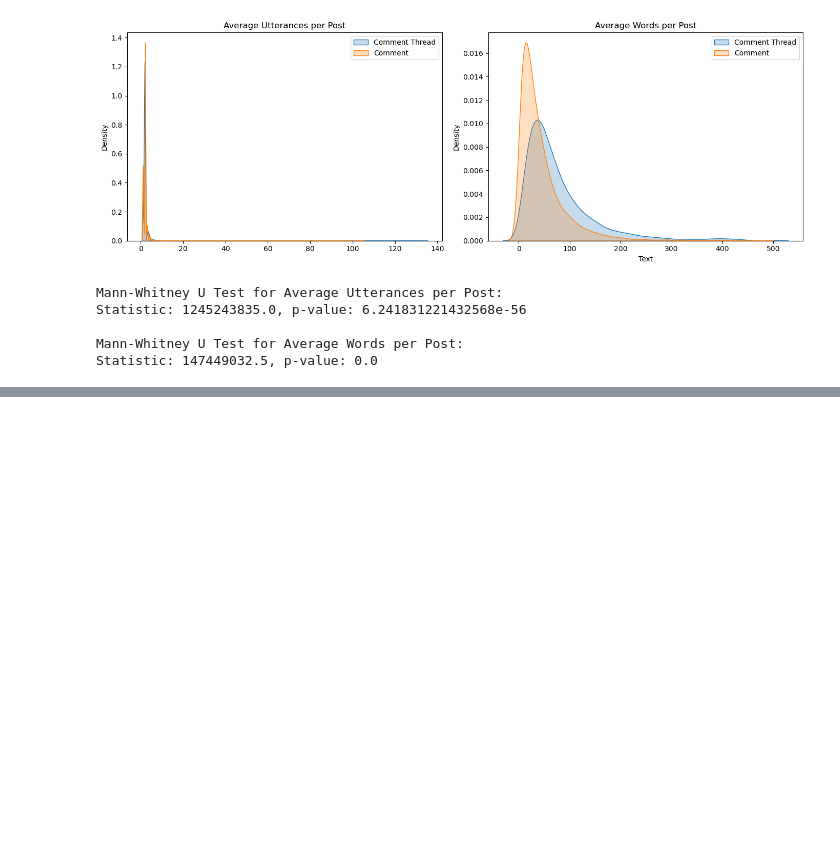
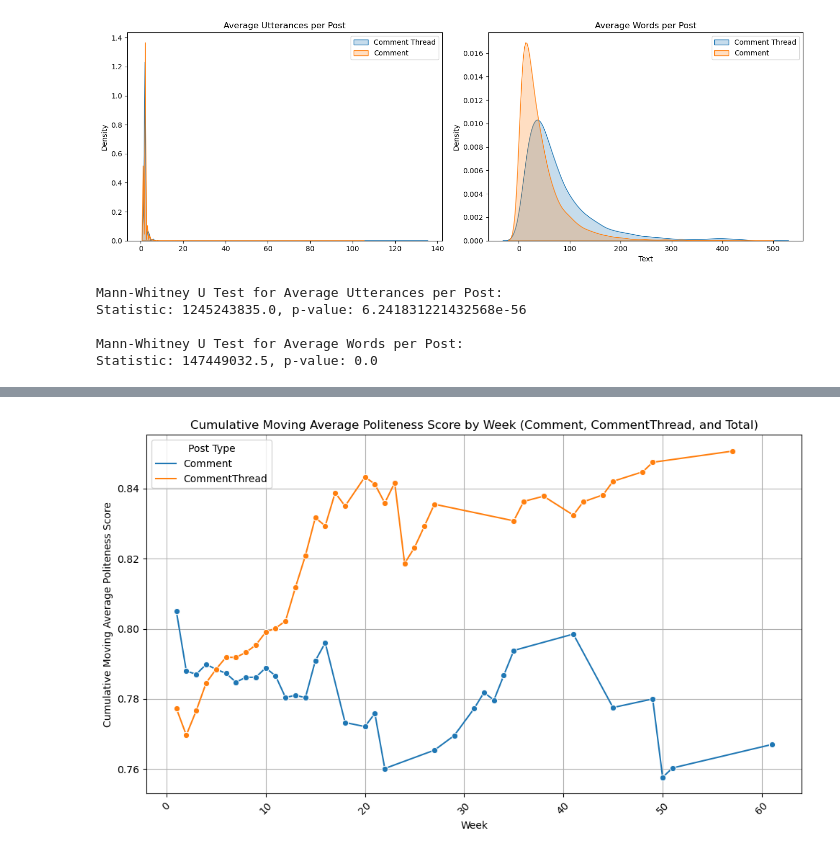
Before and after one commit to cyue0016/polite_minor_thesis, a Jupyter notebook: graph.ipynb, the cells around one changed output, grey strips where cells are left out. Drawn from its saved outputs; the diff is of its cells as text; code cells hidden in the pictures; blank space fills up the shorter version.

Commit message:
data files

```diff
--- a/graph.ipynb
+++ b/graph.ipynb
@@ -462,0 +1177,37 @@ Statistic: 147449032.5, p-value: 0.0
+# %%
+# Step 1: Group the data by 'week' and 'post_type', and calculate the mean politeness score
+weekly_politeness = new_df.groupby(['week', 'post_type'])['politeness_score'].mean().reset_index()
+
+# Step 4: Function to compute the cumulative moving average
+def cumulative_moving_average(group):
+    group['politeness_score'] = group['politeness_score'].expanding().mean()
+    return group
+
+# Step 5: Apply the cumulative moving average to the entire dataset (group by post_type)
+weekly_politeness = weekly_politeness.groupby('post_type').apply(cumulative_moving_average).reset_index(drop=True)
+
+# Step 6: Set up the plot
+plt.figure(figsize=(10, 6))
+
+# Step 7: Plot the cumulative moving average politeness score for each week, separated by post_type (including 'Total')
+sns.lineplot(
+    data=weekly_politeness,
+    x='week',
+    y='politeness_score',
+    hue='post_type',
+    marker='o'
+)
+
+# Step 8: Customize the plot
+plt.title('Cumulative Moving Average Politeness Score by Week (Comment, CommentThread, and Total)')
+plt.xlabel('Week')
+plt.ylabel('Cumulative Moving Average Politeness Score')
+plt.legend(title='Post Type')
+plt.xticks(rotation=45)
+plt.grid(True)
+
+# Show the plot
+plt.tight_layout()
+plt.show()
+# %% [output]
+[figure, added]
```
Also changed, not shown: parts of 38 cells of this notebook, 3 other files.
